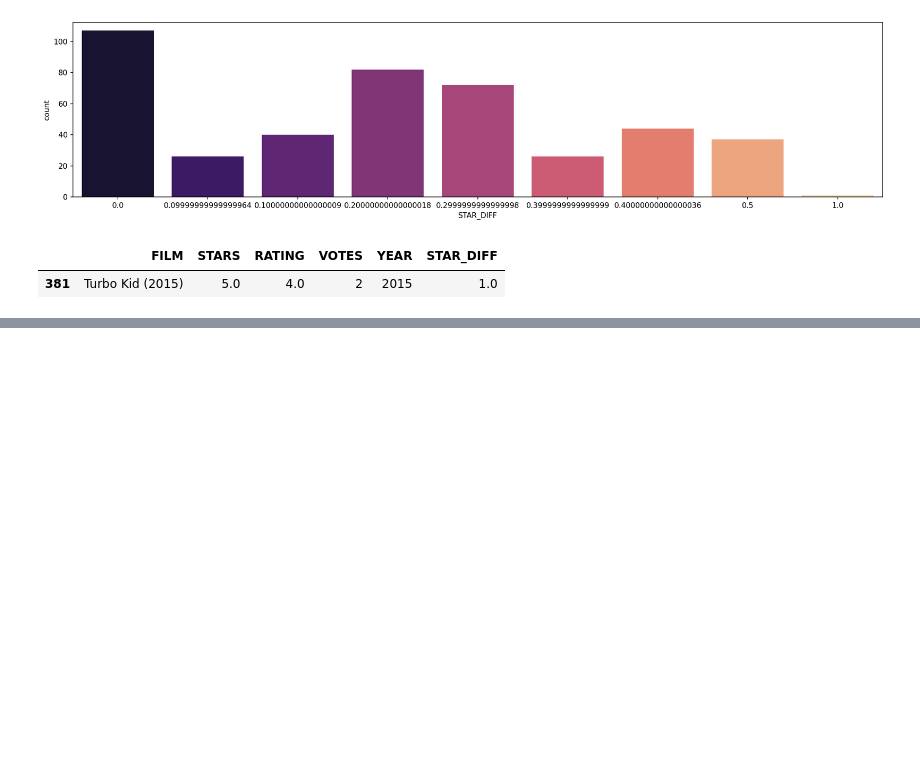
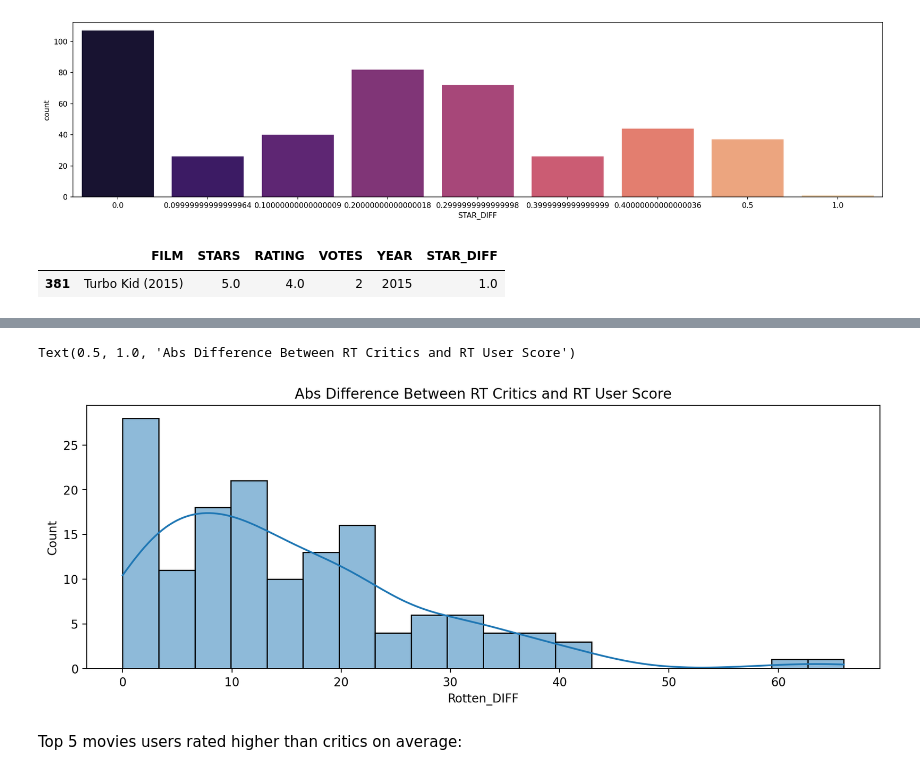
Before and after one commit to Aryan0220/Data-Visualization, a Jupyter notebook: reviews.ipynb, the cells around one changed output, grey strips where cells are left out. Saved outputs shown, nothing was run; the diff lists cells and outputs as text; code cells hidden in the pictures; blank space fills up the shorter version.

```diff
--- a/reviews.ipynb
+++ b/reviews.ipynb
@@ -188,0 +279,9 @@ reviewed[reviewed['STAR_DIFF'] == 1.0]
+# %%
+plt.figure(figsize=(12,4),dpi=200)
+sns.histplot(data=all_sites,x=all_sites['Rotten_DIFF'].apply(abs),kde=True,bins=20)
+plt.title("Abs Difference Between RT Critics and RT User Score")
+# %% [output]
+Text(0.5, 1.0, 'Abs Difference Between RT Critics and RT User Score')
+[figure, added]
+# %% [markdown]
+Top 5 movies users rated higher than critics on average:
```
Also changed, not shown: parts of 51 cells of this notebook, 2 other files.
